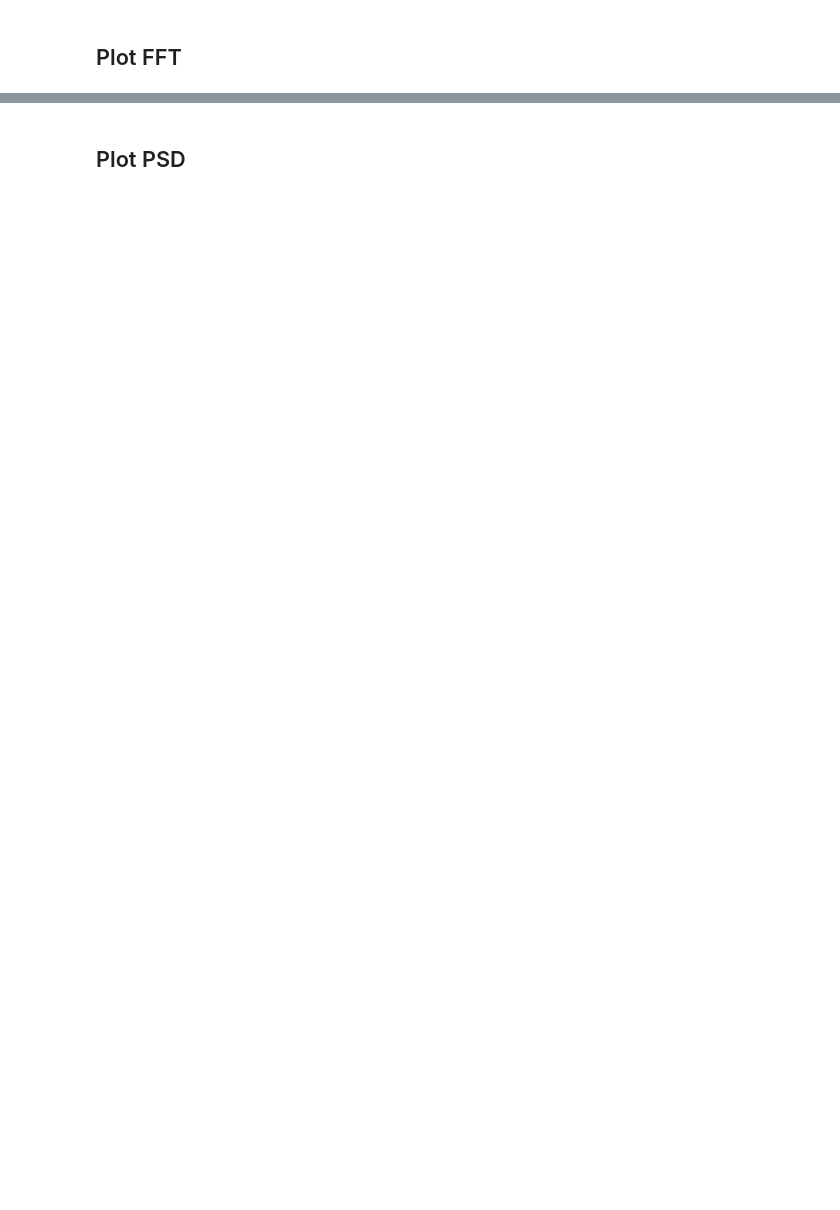
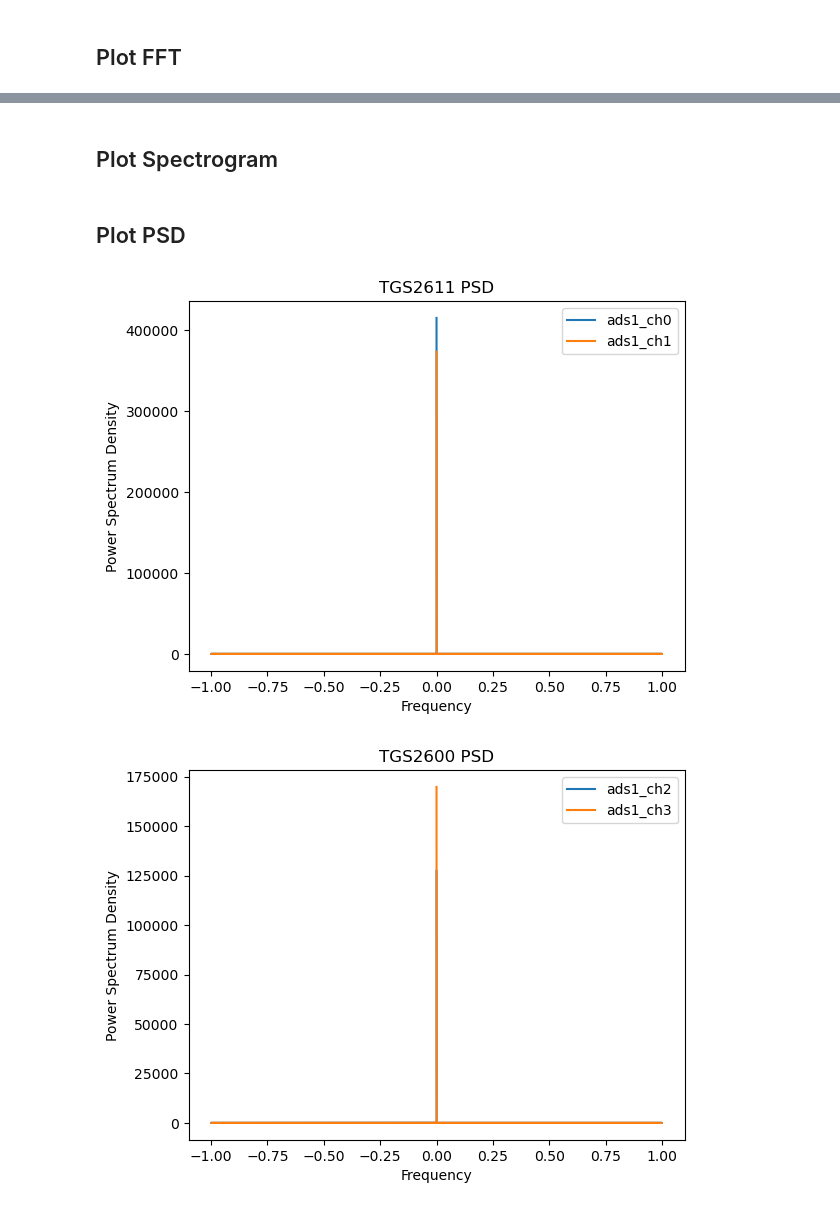
Before and after one commit to liwing1/py_notebook, a Jupyter notebook: Testes.ipynb, the cells around one changed output, grey strips where cells are left out. Saved outputs shown, nothing was run; the diff lists cells and outputs as text; code cells hidden in the pictures; blank space fills up the shorter version.

```diff
--- a/Testes.ipynb
+++ b/Testes.ipynb
@@ -191,0 +190,2 @@ plot_fft_from_csv(output_file, 6, 7, 'TGS2603 FFT')
+# %% [markdown]
+## Plot Spectrogram
@@ -192,2 +227,47 @@ plot_fft_from_csv(output_file, 6, 7, 'TGS2603 FFT')
 # %% [markdown]
 ## Plot PSD
+# %%
+def plot_psd_from_csv(csv_file, data1_index, data2_index, graph_name):
+    # Read the CSV file into a DataFrame
+    df = pd.read_csv(csv_file)
+
+    # Get the time vector values
+    time_vector = df['seconds'].values
+
+    # Get the data series
+    data1_series = df.iloc[:, data1_index].values
+    data2_series = df.iloc[:, data2_index].values
+
+    # Calculate the FFT
+    fft1_values = fft(data1_series)
+    fft2_values = fft(data2_series)
+
+    # Get the frequency values
+    num_samples = len(data1_series)
+    sample_rate = np.ceil(num_samples / (time_vector[-1] - time_vector[0]))
+    frequencies = fftfreq(num_samples, d=1/sample_rate)
+
+    # Calculate the power spectrum density (PSD)
+    psd1 = np.abs(fft1_values)**2 / num_samples
+    psd2 = np.abs(fft2_values)**2 / num_samples
+
+    # Plot the PSD
+    fig, ax = plt.subplots()
+    ax.plot(frequencies, psd1,label=df.columns[data1_index])
+    ax.plot(frequencies, psd2,label=df.columns[data2_index])
+    ax.set_xlabel('Frequency')
+    ax.set_ylabel('Power Spectrum Density')
+    ax.set_title(graph_name)
+    ax.legend()
+
+    # Show the plot
+    plt.show()
+
+
+plot_psd_from_csv(output_file, 0, 1, 'TGS2611 PSD')
+plot_psd_from_csv(output_file, 2, 3, 'TGS2600 PSD')
+plot_psd_from_csv(output_file, 4, 5, 'TGS2602 PSD')
+plot_psd_from_csv(output_file, 6, 7, 'TGS2603 PSD')
+# %% [output]
+[figure, added]
+[figure, added]
```
Also changed, not shown: parts of 11 cells of this notebook.
